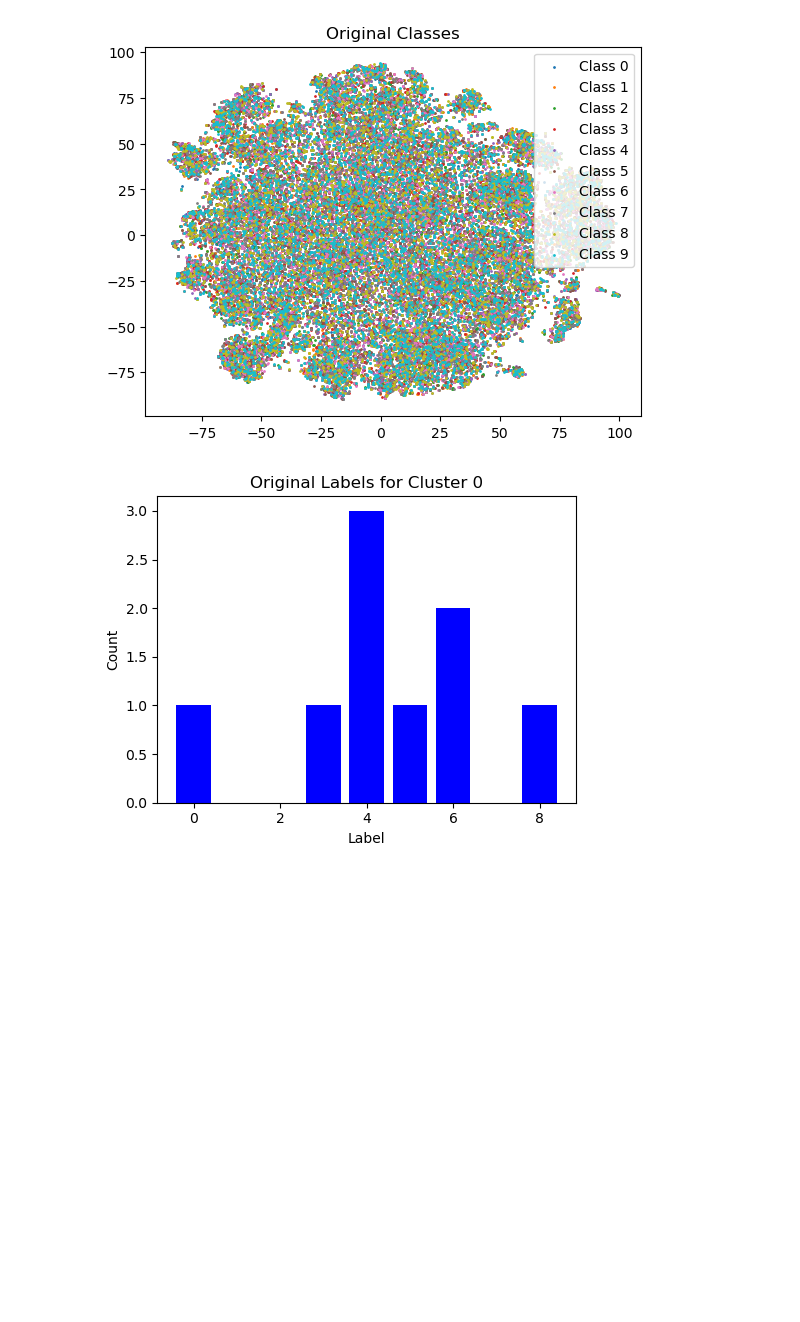
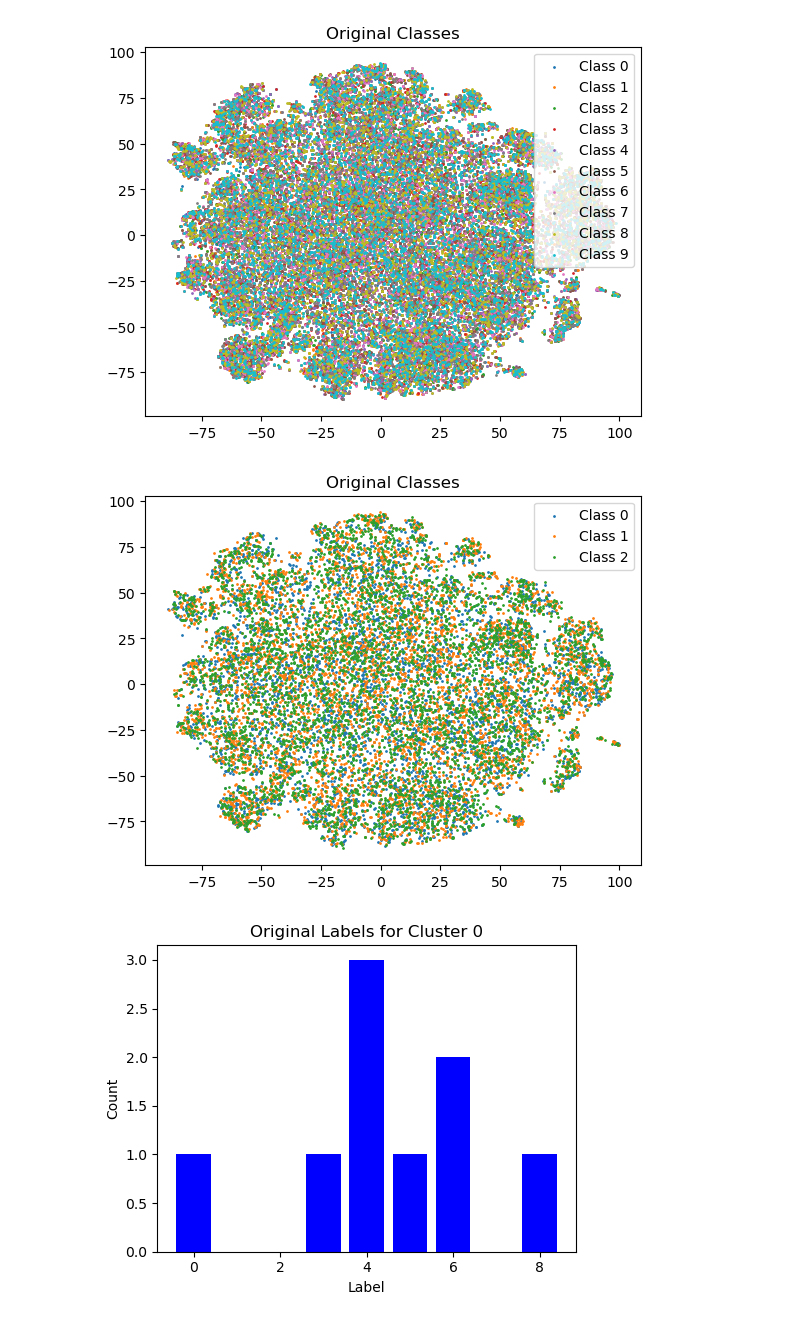
Before and after one commit to jhinpan/spectral_contrastive_learning, a Jupyter notebook: class_cond_noise_test_embedding_cluster.ipynb, the cells around one changed output. Drawn from its saved outputs; the diff is of its cells as text; code cells hidden in the pictures; blank space fills up the shorter version.

```diff
--- a/class_cond_noise_test_embedding_cluster.ipynb
+++ b/class_cond_noise_test_embedding_cluster.ipynb
@@ -245,6 +245,19 @@ plt.legend()
 plt.show()
 # %% [output]
 [figure]
+# %%
+# Create a scatter plot with original labels
+for label in set(original_labels):
+    indices = np.where(np.array(original_labels) == label)[0]
+    plt.scatter(embeddings_2d[indices, 0], embeddings_2d[indices, 1], label=f"Class {label}", s=1)  # Set s to a smaller value, such as 10
+    if label > 1:
+        break
+
+plt.title("Original Classes")
+plt.legend()
+plt.show()
+# %% [output]
+[figure, added]
 # %%
 num_classes = len(set(labels)) # 10
 num_clusters = num_classes*1000 # 10000
```
Also changed, not shown: 2 other files.
